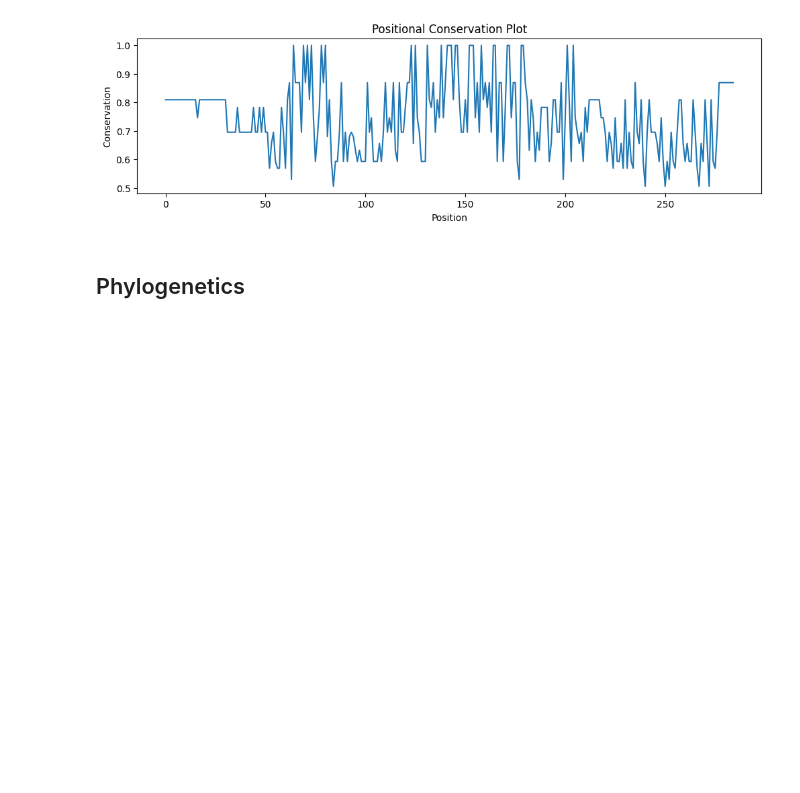
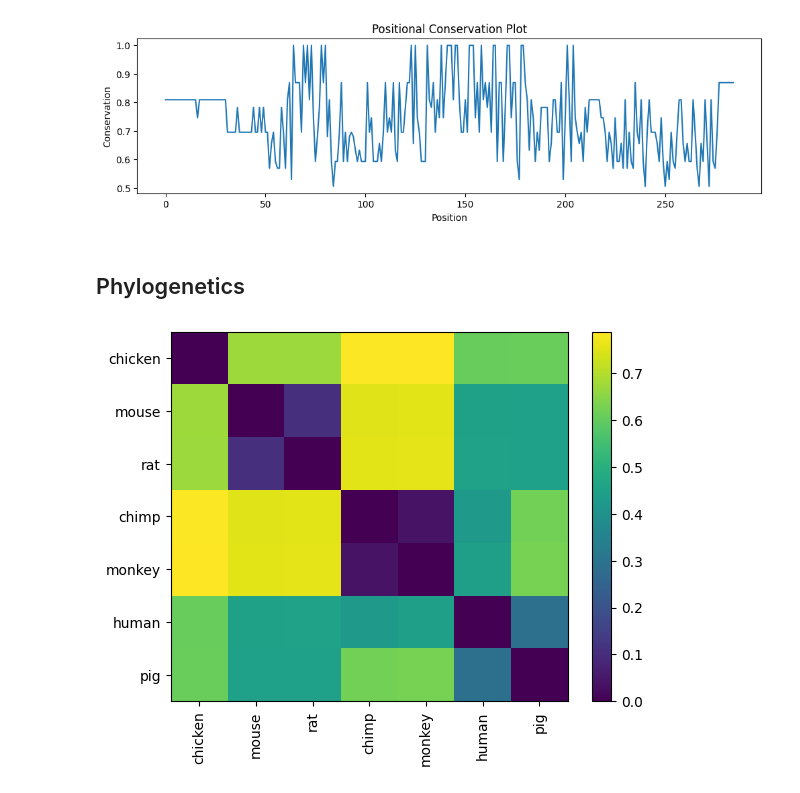
Before and after one commit to damiansp/completePython, a Jupyter notebook: biostat/sk_bio/tutorials/01_basic.ipynb, the cells around one changed output. Saved outputs shown, nothing was run; the diff lists cells and outputs as text; code cells hidden in the pictures; blank space fills up the shorter version.

```diff
--- a/biostat/sk_bio/tutorials/01_basic.ipynb
+++ b/biostat/sk_bio/tutorials/01_basic.ipynb
@@ -385,3 +386,8 @@ plt.title('Positional Conservation Plot');
 [figure]
 # %% [markdown]
 ## Phylogenetics
+# %%
+dm_msa = DistanceMatrix.from_iterable(msa, hamming, key='id', validate=False)
+dm_msa.plot();
+# %% [output]
+[figure, added]
```
Also changed, not shown: parts of 2 cells of this notebook.
